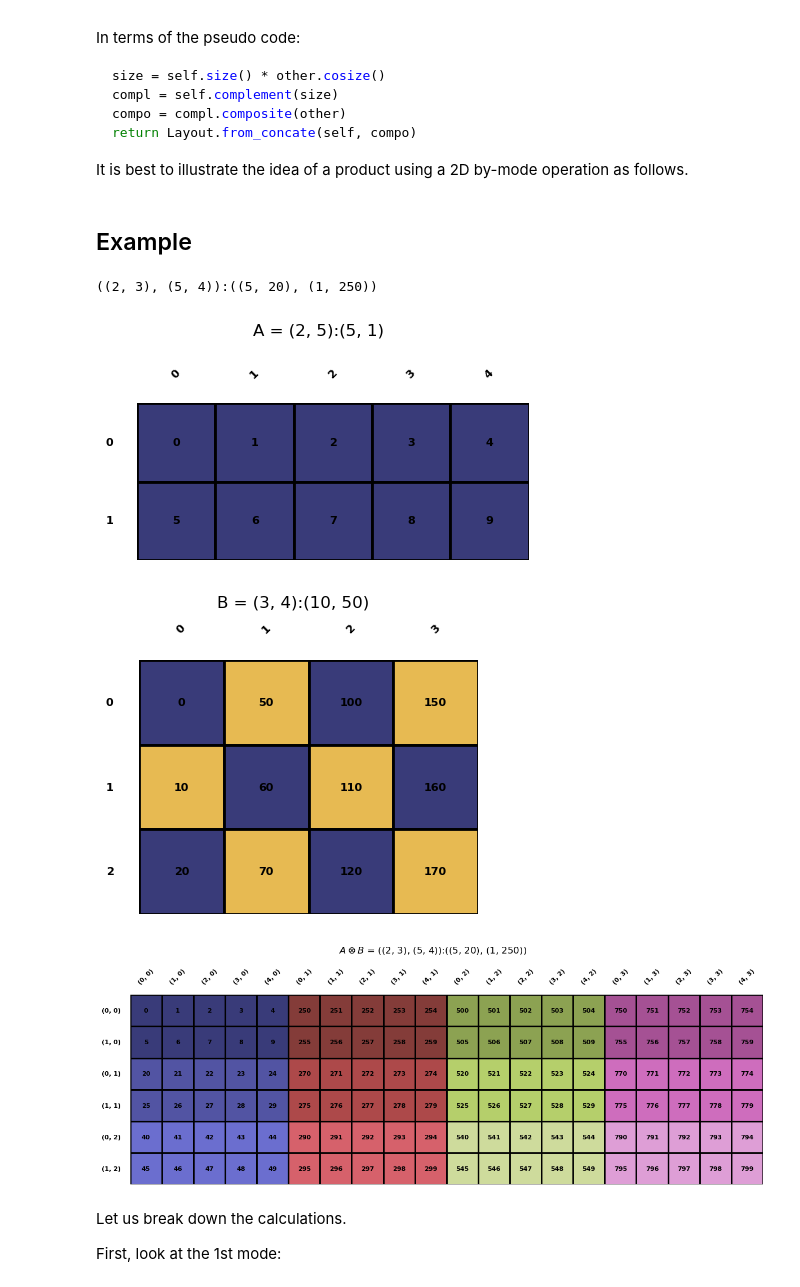
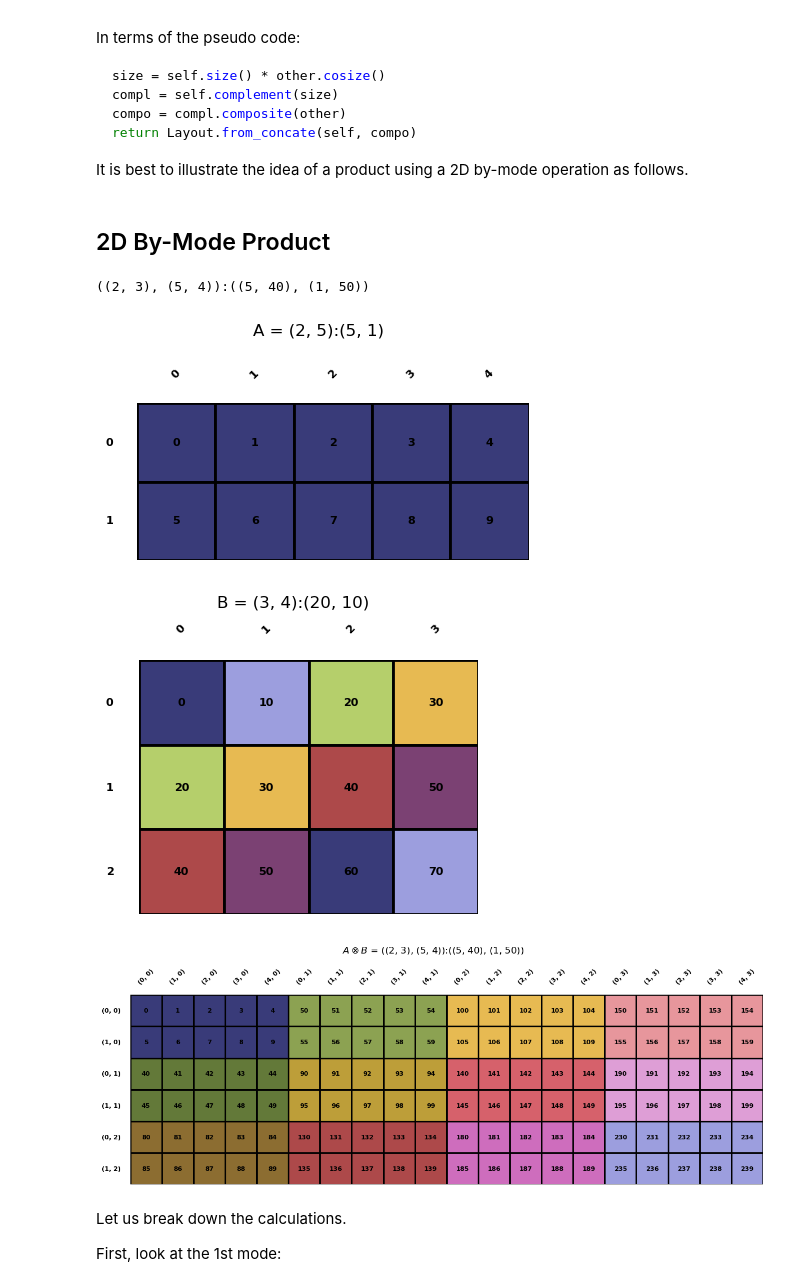
Before and after one commit to w32zhong/simp-intelligence, a Jupyter notebook: simp_intelligence/math/layout_product.ipynb, the cells around one changed output. Cells and saved outputs as stored; diff of their text form; code cells hidden in the pictures.

```diff
--- a/simp_intelligence/math/layout_product.ipynb
+++ b/simp_intelligence/math/layout_product.ipynb
@@ -14,16 +14,16 @@ return Layout.from_concate(self, compo)
 
 It is best to illustrate the idea of a product using a 2D by-mode operation as follows.
 # %% [markdown]
-## Example
+## 2D By-Mode Product
 # %%
-A = Layout.from_string('(2,5):(5,1)').visualize('A', color_cycle=20)
-B = Layout.from_string('(3,4):(10,50)').visualize('B')
-A.logical_product(B, by_mode=True).visualize('$A \\otimes B$', color_cycle=20)
+A = Layout.from_string('(2,5):(5,1)').visualize('A', color_cycle=10)
+B = Layout.from_string('(3,4):(20,10)').visualize('B', color_cycle=3)
+A.logical_product(B, by_mode=True).visualize('$A \\otimes B$', color_cycle=10)
 # %% [output]
-((2, 3), (5, 4)):((5, 20), (1, 250))
+((2, 3), (5, 4)):((5, 40), (1, 50))
 [figure]
-[figure, old version]
+[figure, new version]
-[figure, old version]
+[figure, new version]
 # %% [markdown]
 Let us break down the calculations.
 
```
Also changed, not shown: parts of 4 cells of this notebook.
